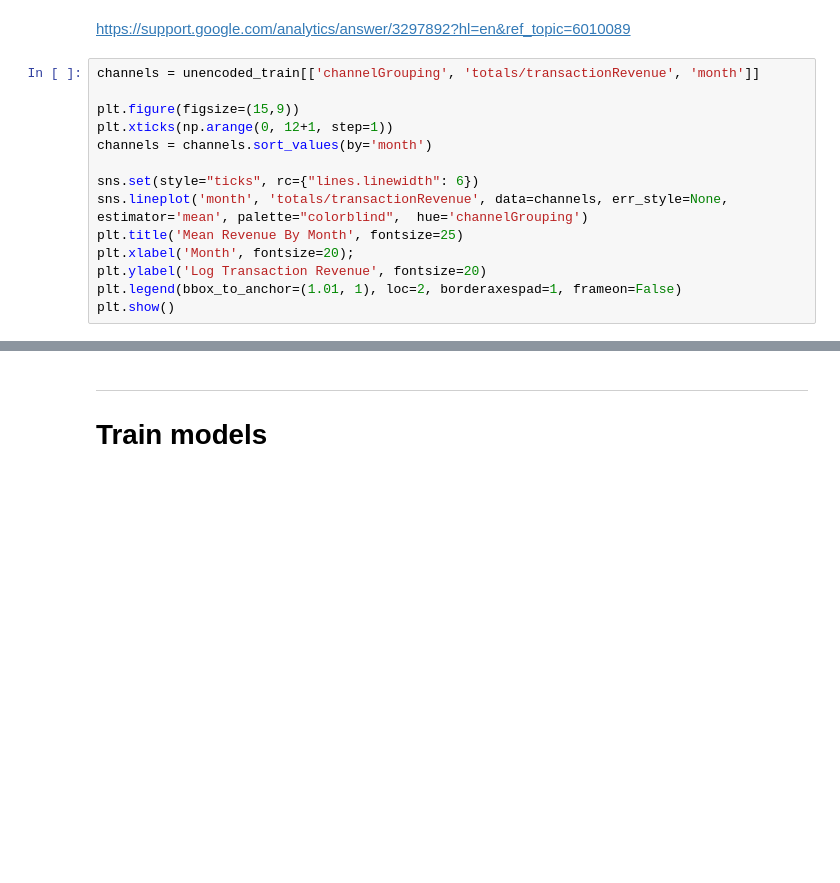
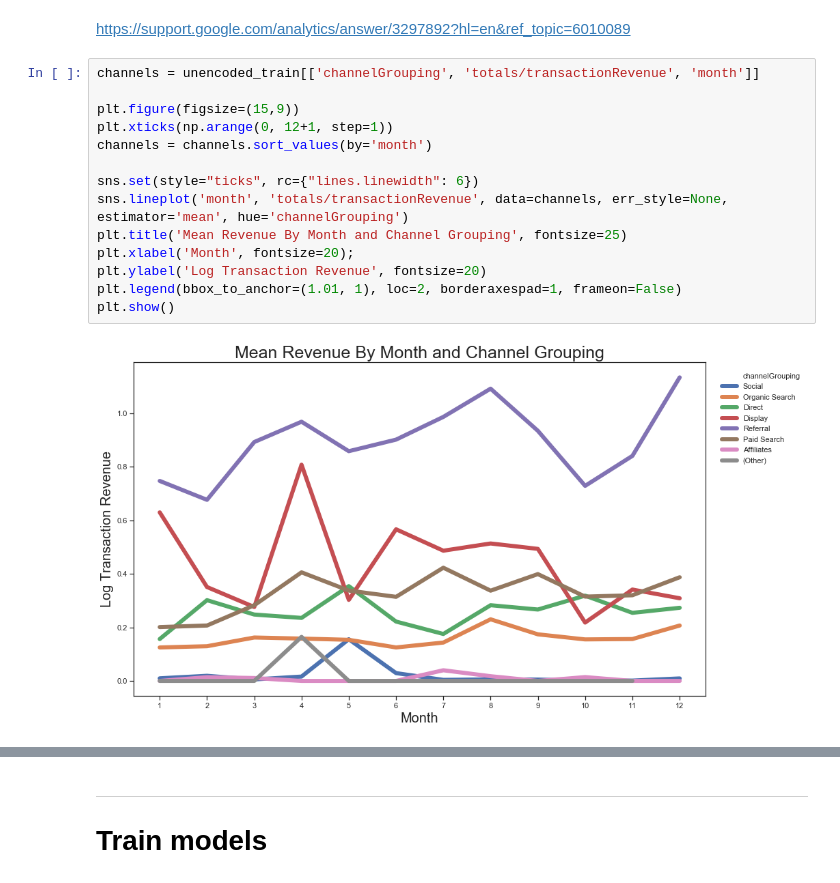
Before and after one commit to milto-github/kaggle-google-analytics, a Jupyter notebook: main_notebook.ipynb, the cells around one changed output, grey strips where cells are left out. Cells and saved outputs as stored; diff of their text form; blank space fills up the shorter version.

Commit message:
more figures

```diff
--- a/main_notebook.ipynb
+++ b/main_notebook.ipynb
@@ -381,17 +429,19 @@ https://support.google.com/analytics/answer/3297892?hl=en&ref_topic=6010089
 # %%
 channels = unencoded_train[['channelGrouping', 'totals/transactionRevenue', 'month']]
 
 plt.figure(figsize=(15,9))
 plt.xticks(np.arange(0, 12+1, step=1))
 channels = channels.sort_values(by='month')
 
 sns.set(style="ticks", rc={"lines.linewidth": 6})
-sns.lineplot('month', 'totals/transactionRevenue', data=channels, err_style=None, estimator='mean', palette="colorblind",  hue='channelGrouping')
-plt.title('Mean Revenue By Month', fontsize=25)
+sns.lineplot('month', 'totals/transactionRevenue', data=channels, err_style=None, estimator='mean', hue='channelGrouping')
+plt.title('Mean Revenue By Month and Channel Grouping', fontsize=25)
 plt.xlabel('Month', fontsize=20);
 plt.ylabel('Log Transaction Revenue', fontsize=20)
 plt.legend(bbox_to_anchor=(1.01, 1), loc=2, borderaxespad=1, frameon=False)
 plt.show()
+# %% [output]
+[figure, added]
 # %%
 channels = unencoded_train[['channelGrouping', 'totals/pageviews', 'month']]
 channels = channels[channels['channelGrouping'] != '(Other)']
```
Also changed, not shown: parts of 13 cells of this notebook.
